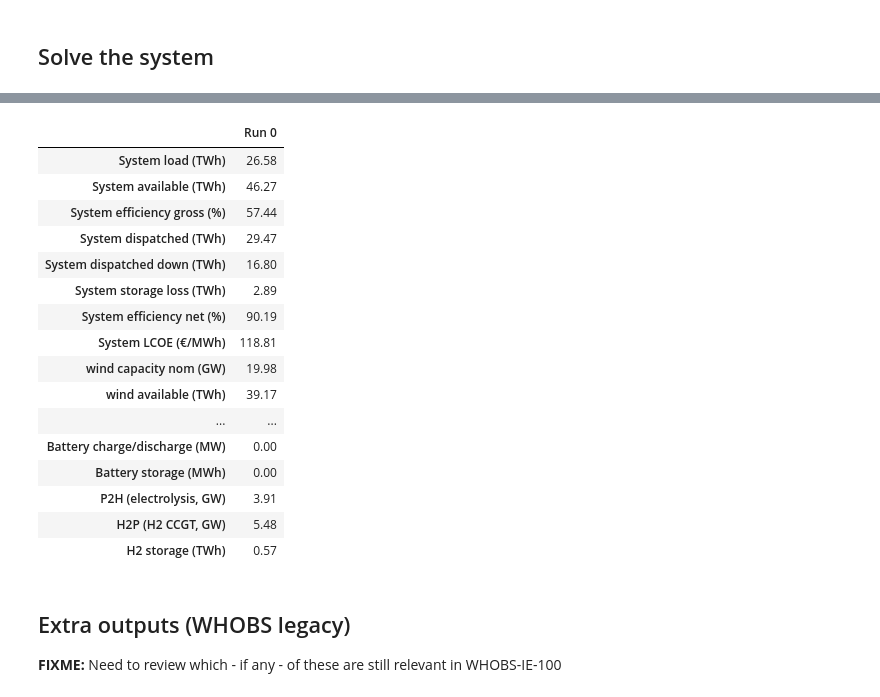
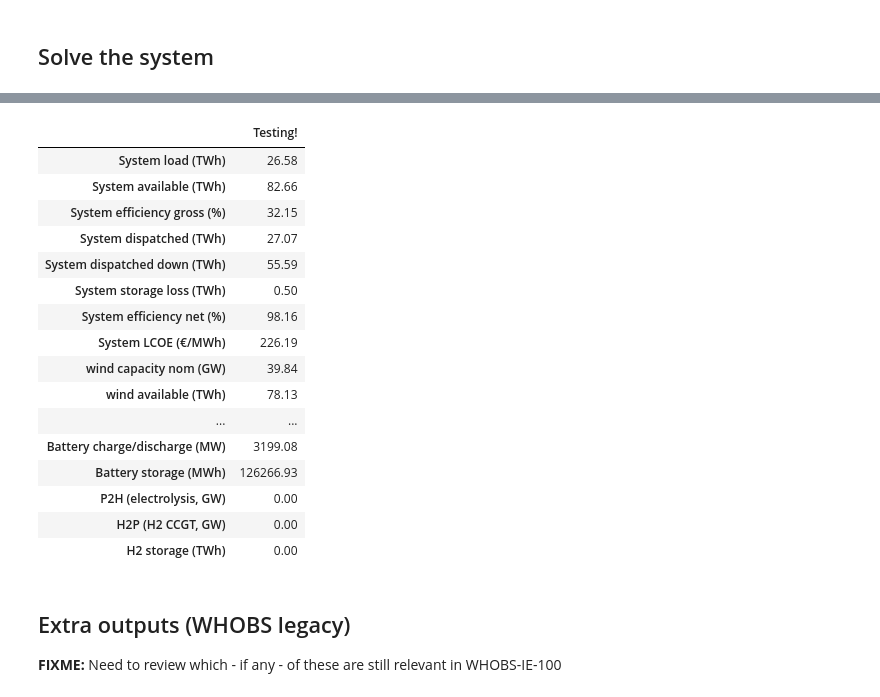
Before and after one commit to bmcmullin/SWIS-100-IE, a Jupyter notebook: run_single_simulation.ipynb, the cells around one changed output, grey strips where cells are left out. Drawn from its saved outputs; the diff is of its cells as text; code cells hidden in the pictures.

```diff
--- a/run_single_simulation.ipynb
+++ b/run_single_simulation.ipynb
@@ -96,8 +96,8 @@ plt.rcParams["figure.figsize"] = (12,6)
 ct = "IE"
 
 # year(s) for weather data (solar is 1985-2015 inclusive, wind is 1980-2016)
-weather_year_start = 2010
-weather_year_end = 2010
+#weather_year_start = 2010
+#weather_year_end = 2010
 
 # year(s) for load data
 load_year_start = 2015
@@ -363,7 +363,8 @@ def solve_network(run_config):
 #    assumptions_year = int(scenario[:4])
 
     assumptions = prepare_assumptions(Nyears=Nyears,
-                                      assumptions_year=run_config['assumptions_year'])
+                                      assumptions_year=run_config['assumptions_year'],
+                                      usd_to_eur=run_config['usd_to_eur'])
 
 #    if "steel_tanks" in scenario:
     if run_config['steel_tanks'] :
@@ -459,6 +460,7 @@ def solve_network(run_config):
                      ct + " H2 storage",
                      bus=ct + " H2",
                      e_nom_extendable=True,
+                     e_nom_max = run_config['h_store_max_e (TWh)']*1.0e6, # TWh -> MWh
                      e_cyclic=True,
                      capital_cost=assumptions.at["H2 storage","fixed"])
 
@@ -475,9 +477,9 @@ def solve_network(run_config):
 
     network.consistency_check()
 
-#    network.lopf(solver_name=solver_name,
-#                 solver_options=solver_options,
-#                 extra_functionality=extra_functionality)
+    network.lopf(solver_name=solver_name,
+                 solver_options=solver_options,
+                 extra_functionality=extra_functionality)
 
     return network
 # %%
@@ -545,13 +550,15 @@ def gather_run_stats(run_stats,network,ct,full_scenario):
 run_config = pd.Series({
     'run_name' : 'Testing!',
     'frequency' : frequency,
+    # year(s) for weather data (solar is 1985-2015 inclusive, wind is 1980-2016)
     'weather_year_start' : 2010,
     'weather_year_end' : 2010,
     'load_year_start' : load_year_start,
     'load_year_end' : load_year_end,
     'assumptions_year' : 2030,
+    'usd_to_eur' : 0.90,
     'steel_tanks' : False,
-    'h_store_max_e' : 1.0e12 #MWh
+    'h_store_max_e (TWh)' : 0.0 #TWh
     })
 
 display(run_config)
@@ -572,26 +606,26 @@ dtype: object
 # stats_checkpoint_0_pre_VRE_freq_mean = stats # manually fix/choose archive name!
 #run_stats=pd.DataFrame()
 # %%
-gather_run_stats(run_stats,network,ct,'Run 0')
+gather_run_stats(run_stats,network,run_config)
 run_stats
 # %% [output]
-|  | Run 0 |
+|  | Testing! |
 | System load (TWh) | 26.58 |
-| System available (TWh) | 46.27 |
-| System efficiency gross (%) | 57.44 |
-| System dispatched (TWh) | 29.47 |
-| System dispatched down (TWh) | 16.80 |
-| System storage loss (TWh) | 2.89 |
-| System efficiency net (%) | 90.19 |
-| System LCOE (€/MWh) | 118.81 |
-| wind capacity nom (GW) | 19.98 |
-| wind available (TWh) | 39.17 |
+| System available (TWh) | 82.66 |
+| System efficiency gross (%) | 32.15 |
+| System dispatched (TWh) | 27.07 |
+| System dispatched down (TWh) | 55.59 |
+| System storage loss (TWh) | 0.50 |
+| System efficiency net (%) | 98.16 |
+| System LCOE (€/MWh) | 226.19 |
+| wind capacity nom (GW) | 39.84 |
+| wind available (TWh) | 78.13 |
 | ... | ... |
-| Battery charge/discharge (MW) | 0.00 |
-| Battery storage (MWh) | 0.00 |
-| P2H (electrolysis, GW) | 3.91 |
-| H2P (H2 CCGT, GW) | 5.48 |
-| H2 storage (TWh) | 0.57 |
+| Battery charge/discharge (MW) | 3199.08 |
+| Battery storage (MWh) | 126266.93 |
+| P2H (electrolysis, GW) | 0.00 |
+| H2P (H2 CCGT, GW) | 0.00 |
+| H2 storage (TWh) | 0.00 |
 # %% [markdown]
 ## Extra outputs (WHOBS legacy)
 
```
Also changed, not shown: parts of 4 cells of this notebook.
